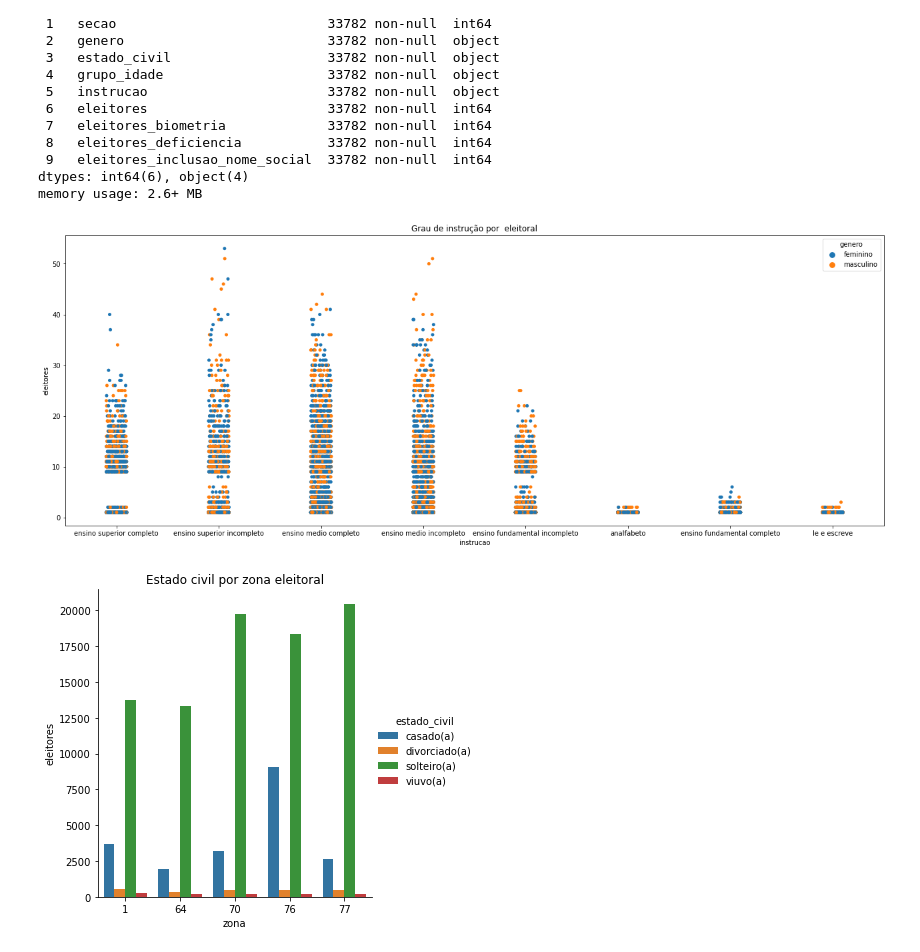
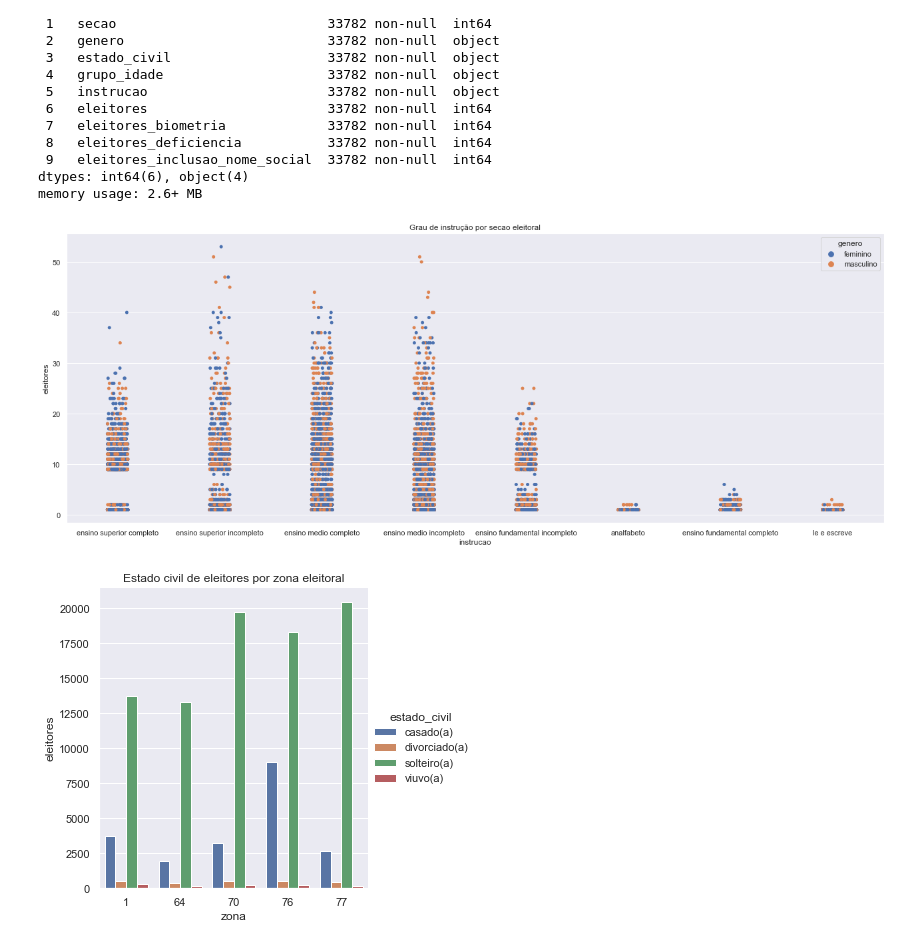
Before and after one commit to NigGusta/ICD-Projeto-Final, a Jupyter notebook: visualizacoes_perfil_eleitorado.ipynb, the cells around one changed output. Drawn from its saved outputs; the diff is of its cells as text; code cells hidden in the pictures.

```diff
--- a/visualizacoes_perfil_eleitorado.ipynb
+++ b/visualizacoes_perfil_eleitorado.ipynb
@@ -10,6 +10,7 @@
 import pandas as pd
 import seaborn as sns
 import matplotlib.pyplot as plt
+sns.set_theme()
 # %%
 perfil_secao = pd.read_csv('https://raw.githubusercontent.com/NigGusta/ICD-Projeto-Final/main/csv/perfil_eleitorado_secao_jp.csv')
 perfil_secao.drop(columns=['ano', 'sigla_uf', 'id_municipio', 'id_municipio_tse', 'situacao_biometria'], inplace=True)
@@ -46,14 +47,14 @@ ax = sns.stripplot(data =perfil_secao, x = 'instrucao', y = 'eleitores', hue = '
 ax.figure.set_size_inches(22, 8)
 plt.title('Grau de instrução por secao eleitoral');
 # %% [output]
-[figure, old version]
+[figure, new version]
 # %%
 colunas = ['zona', 'estado_civil']
 df_estado_civil = pd.DataFrame(perfil_secao.groupby(colunas)['eleitores'].sum()).reset_index()
 ax = sns.catplot(data = df_estado_civil, x = 'zona', y = 'eleitores', kind ='bar', hue = 'estado_civil')
-plt.title('Estado civil por zona eleitoral');
+plt.title('Estado civil de eleitores por zona eleitoral');
 # %% [output]
-[figure, old version]
+[figure, new version]
 # %%
 colunas = ['zona', 'instrucao']
 df_instrucao = pd.DataFrame(perfil_secao.groupby(colunas)['eleitores'].sum()).reset_index()
```
Also changed, not shown: parts of 3 cells of this notebook, 1 other file.
